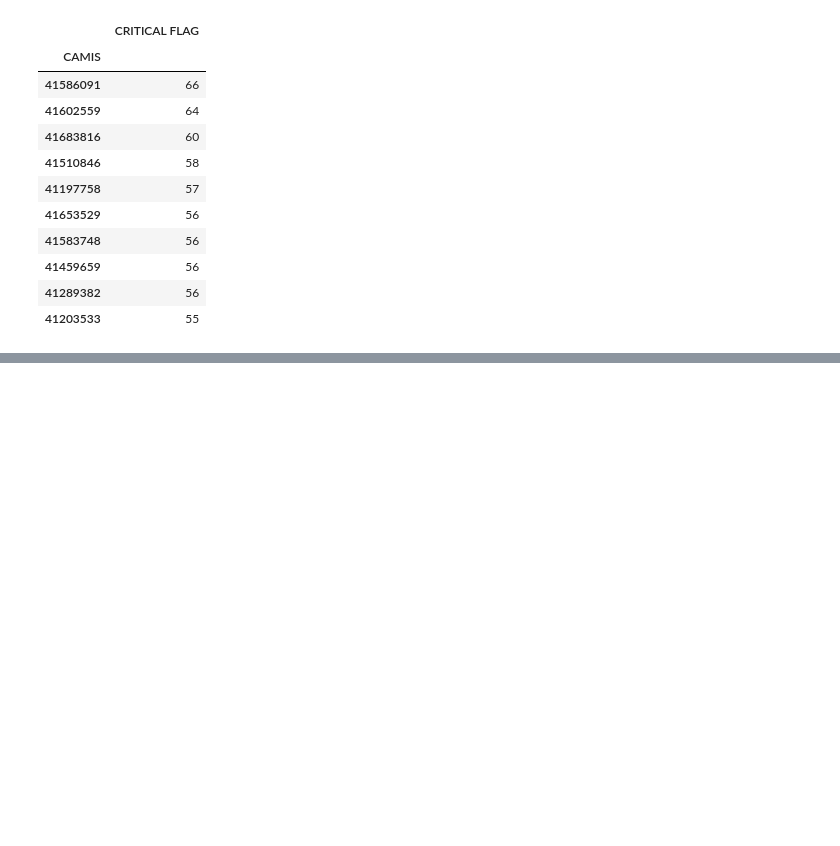
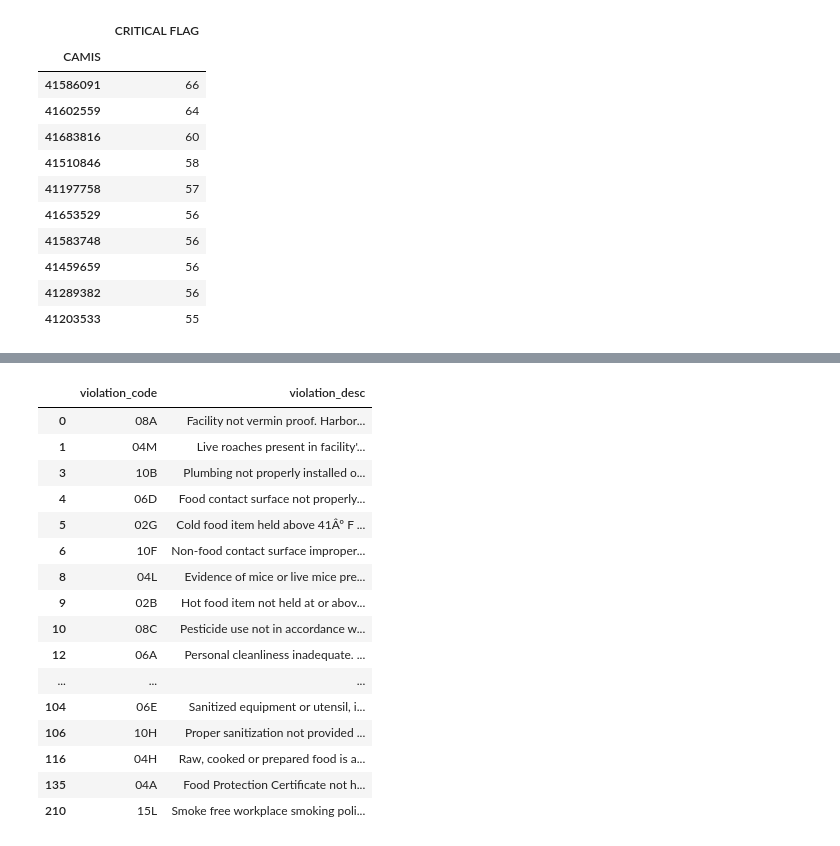
Before and after one commit to brycemcd/pandas-playground, a Jupyter notebook: 2016-06-11-BAM-pandas-NYC_Restaurant_Inspections.ipynb, the cells around one changed output, grey strips where cells are left out. Saved outputs shown, nothing was run; the diff lists cells and outputs as text; code cells hidden in the pictures; blank space fills up the shorter version.

Commit message:
Investigate violation codes, rename columns

```diff
--- a/2016-06-11-BAM-pandas-NYC_Restaurant_Inspections.ipynb
+++ b/2016-06-11-BAM-pandas-NYC_Restaurant_Inspections.ipynb
@@ -115,0 +144,32 @@ sorted_worst_offenders.head(10)
+# %%
+# Here's where I lost it with spaces in the column names. I need to put this up closer to the top
+# and re-key the analysis
+recolumn = {
+    'CAMIS' : 'camis',
+    'DBA': 'dba',
+    'BORO' : 'burough',
+    'BUILDING' : 'bulding',
+    'STREET' : 'street',
+    'ZIPCODE' : 'zipcode',
+    'PHONE' : 'phone',
+    'CUISINE DESCRIPTION' : 'description',
+    'INSPECTION DATE' : 'inspection_date',
+    'ACTION' : 'action',
+    'VIOLATION CODE' : 'violation_code',
+    'VIOLATION DESCRIPTION' : 'violation_desc',
+    'CRITICAL FLAG' : 'critical_flag',
+    'SCORE' : 'score',
+    'GRADE' : 'grade',
+    'GRADE DATE' : 'grade_date',
+    'RECORD DATE' : 'record_date',
+    'INSPECTION TYPE' : 'inspection_type'
+}
+all_data.rename(columns=recolumn, inplace=True)
+
+top_violations = all_data[['camis','violation_code']]. \
+    groupby(['violation_code']). \
+    count(). \
+    add_prefix('count_'). \
+    sort_values(by='count_camis', ascending=False) \
+    .head(20)
+top_violations
@@ -115,0 +195,23 @@ sorted_worst_offenders.head(10)
+# %%
+# This is a hack:
+pd.options.display.max_colwidth = 500
+violation_codes = all_data[ all_data['violation_code'].isin(top_violations.index) ]
+violation_codes[['violation_code', 'violation_desc']].drop_duplicates()
+# %% [output]
+|  | violation_code | violation_desc |
+| 0 | 08A | Facility not vermin proof. Harbor... |
+| 1 | 04M | Live roaches present in facility'... |
+| 3 | 10B | Plumbing not properly installed o... |
+| 4 | 06D | Food contact surface not properly... |
+| 5 | 02G | Cold food item held above 41Âº F ... |
+| 6 | 10F | Non-food contact surface improper... |
+| 8 | 04L | Evidence of mice or live mice pre... |
+| 9 | 02B | Hot food item not held at or abov... |
+| 10 | 08C | Pesticide use not in accordance w... |
+| 12 | 06A | Personal cleanliness inadequate. ... |
+| ... | ... | ... |
+| 104 | 06E | Sanitized equipment or utensil, i... |
+| 106 | 10H | Proper sanitization not provided ... |
+| 116 | 04H | Raw, cooked or prepared food is a... |
+| 135 | 04A | Food Protection Certificate not h... |
+| 210 | 15L | Smoke free workplace smoking poli... |
```
Also changed, not shown: parts of 3 cells of this notebook.
